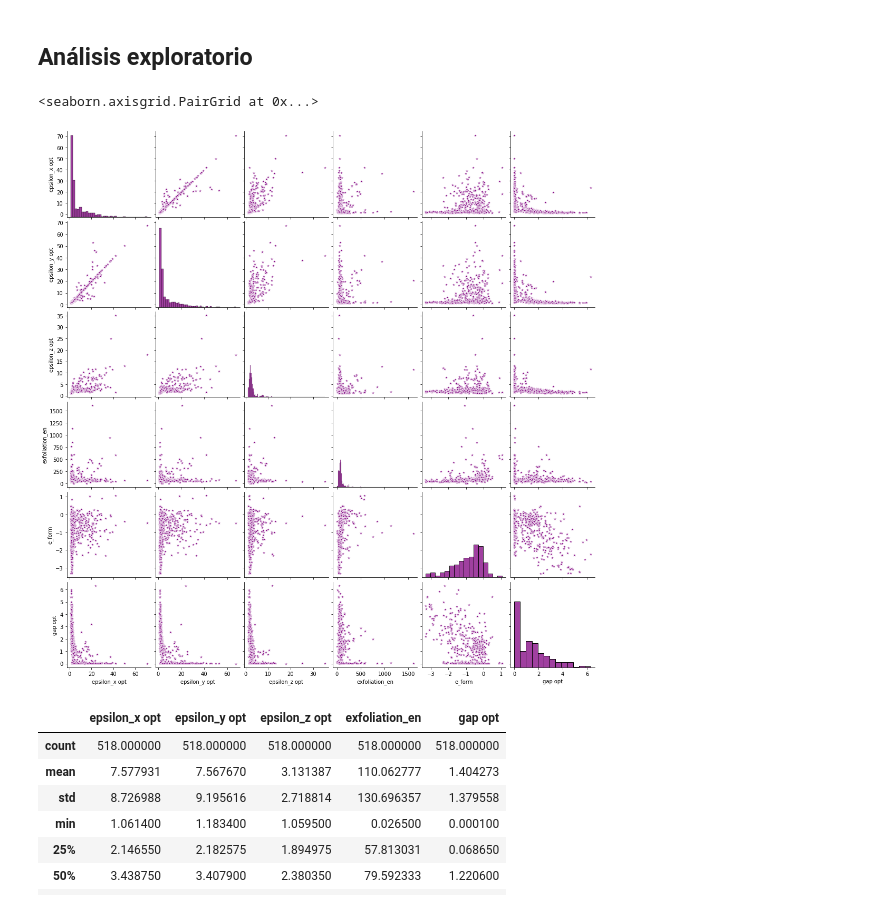
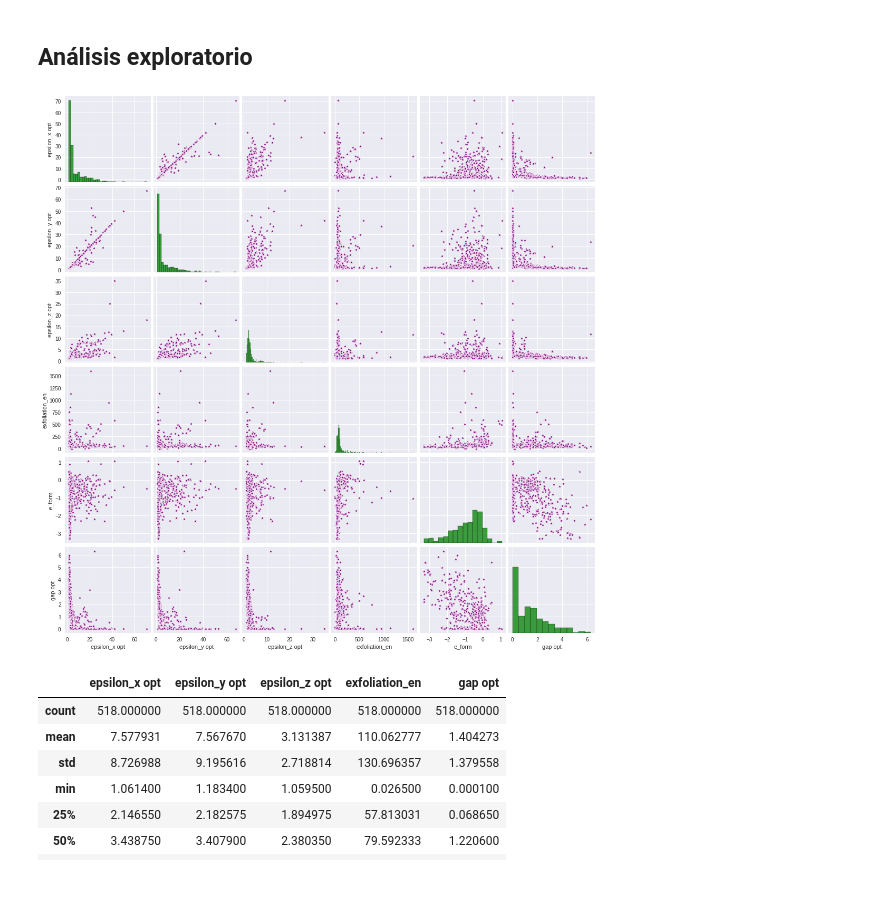
Before and after one commit to jairothoniel/Introducci-n-a-la-ciencia-de-datos-2023-CICESE00000000000000000000000, a Jupyter notebook: final_proyect.ipynb, the cells around one changed output. Cells and saved outputs as stored; diff of their text form; code cells hidden in the pictures.

```diff
--- a/final_proyect.ipynb
+++ b/final_proyect.ipynb
@@ -146,10 +146,15 @@ Numero de sistemas no estables 207
 ## Análisis exploratorio
 # %%
 #Graficas del data set original
-sns.pairplot(df3,plot_kws={'color':'purple','marker':'*'},diag_kws={'color':'purple'})
+plt.style.use('seaborn')
+sns.pairplot(df3,plot_kws={'color':'purple','marker':'*'},diag_kws={'color':'green'})
+plt.savefig('pair_plot_original_data.png',
+            dpi=300,
+            format='png',
+            bbox_inches='tight')
+plt.show()
 # %% [output]
-<seaborn.axisgrid.PairGrid at 0x...>
-[figure, old version]
+[figure, new version]
 # %%
 #Descripcion estadistica basica de las variables de caracteristicas
 features.describe()
```
Also changed, not shown: parts of 8 cells of this notebook.
